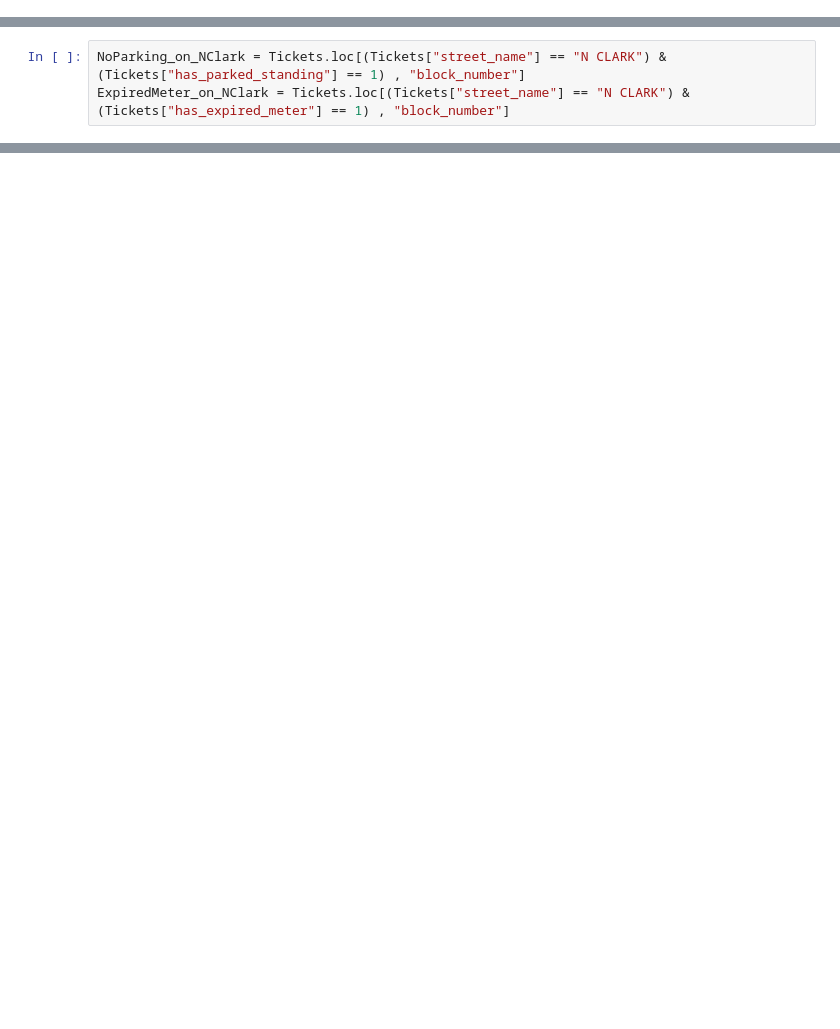
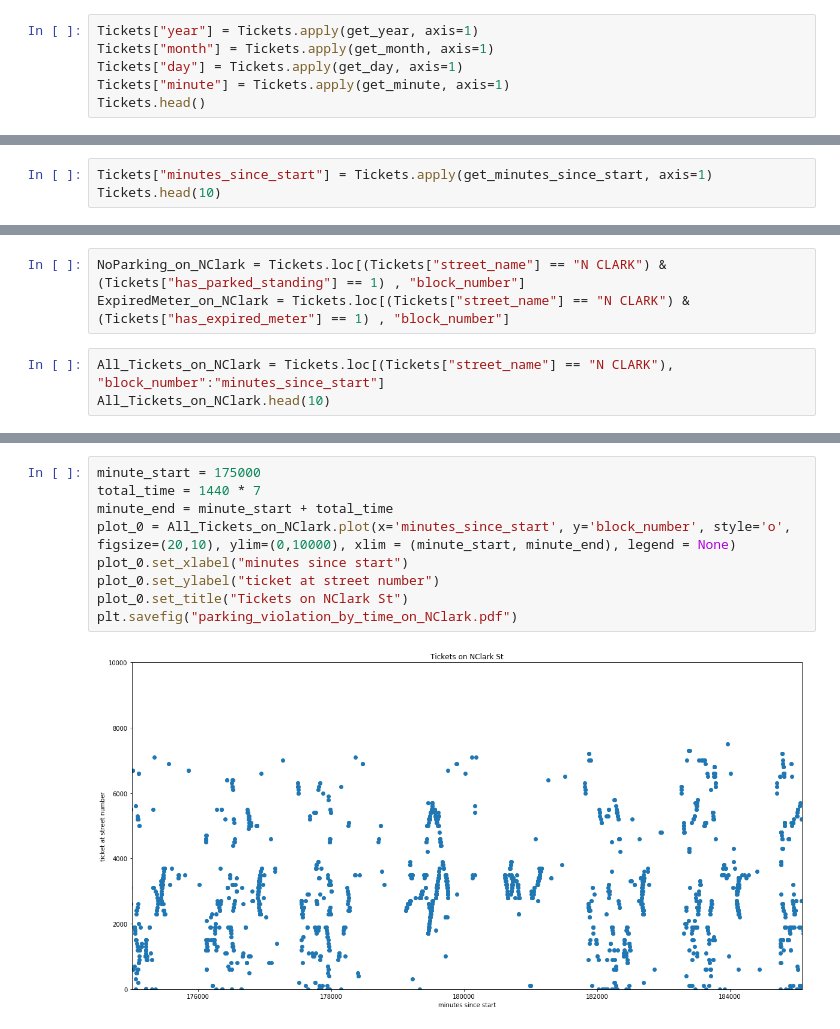
Before and after one commit to cjdavis62/ChicagoParking, a Jupyter notebook: ParkingTickets.ipynb, the cells around one changed output, grey strips where cells are left out. Cells and saved outputs as stored; diff of their text form; blank space fills up the shorter version.

```diff
--- a/ParkingTickets.ipynb
+++ b/ParkingTickets.ipynb
@@ -53,0 +83,6 @@ Tickets.head()
+# %%
+Tickets["year"] = Tickets.apply(get_year, axis=1)
+Tickets["month"] = Tickets.apply(get_month, axis=1)
+Tickets["day"] = Tickets.apply(get_day, axis=1)
+Tickets["minute"] = Tickets.apply(get_minute, axis=1)
+Tickets.head()
@@ -53,0 +97,3 @@ Tickets.head()
+# %%
+Tickets["minutes_since_start"] = Tickets.apply(get_minutes_since_start, axis=1)
+Tickets.head(10)
@@ -63,3 +142,6 @@ ModeResult(mode=array(['N CLARK'], dtype=object), count=array([4549]))
 # %%
 NoParking_on_NClark = Tickets.loc[(Tickets["street_name"] == "N CLARK") & (Tickets["has_parked_standing"] == 1) , "block_number"]
 ExpiredMeter_on_NClark = Tickets.loc[(Tickets["street_name"] == "N CLARK") & (Tickets["has_expired_meter"] == 1) , "block_number"]
+# %%
+All_Tickets_on_NClark = Tickets.loc[(Tickets["street_name"] == "N CLARK"), "block_number":"minutes_since_start"]
+All_Tickets_on_NClark.head(10)
@@ -66,3 +160,14 @@ ExpiredMeter_on_NClark = Tickets.loc[(Tickets["street_name"] == "N CLARK") & (Ti
+# %%
+minute_start = 175000
+total_time = 1440 * 7
+minute_end = minute_start + total_time
+plot_0 = All_Tickets_on_NClark.plot(x='minutes_since_start', y='block_number', style='o', figsize=(20,10), ylim=(0,10000), xlim = (minute_start, minute_end), legend = None)
+plot_0.set_xlabel("minutes since start")
+plot_0.set_ylabel("ticket at street number")
+plot_0.set_title("Tickets on NClark St")
+plt.savefig("parking_violation_by_time_on_NClark.pdf")
+# %% [output]
+[figure, added]
 # %%
 print(NoParking_on_NClark.head())
 print(ExpiredMeter_on_NClark.head())
```
Also changed, not shown: parts of 13 cells of this notebook, 1 other file.
